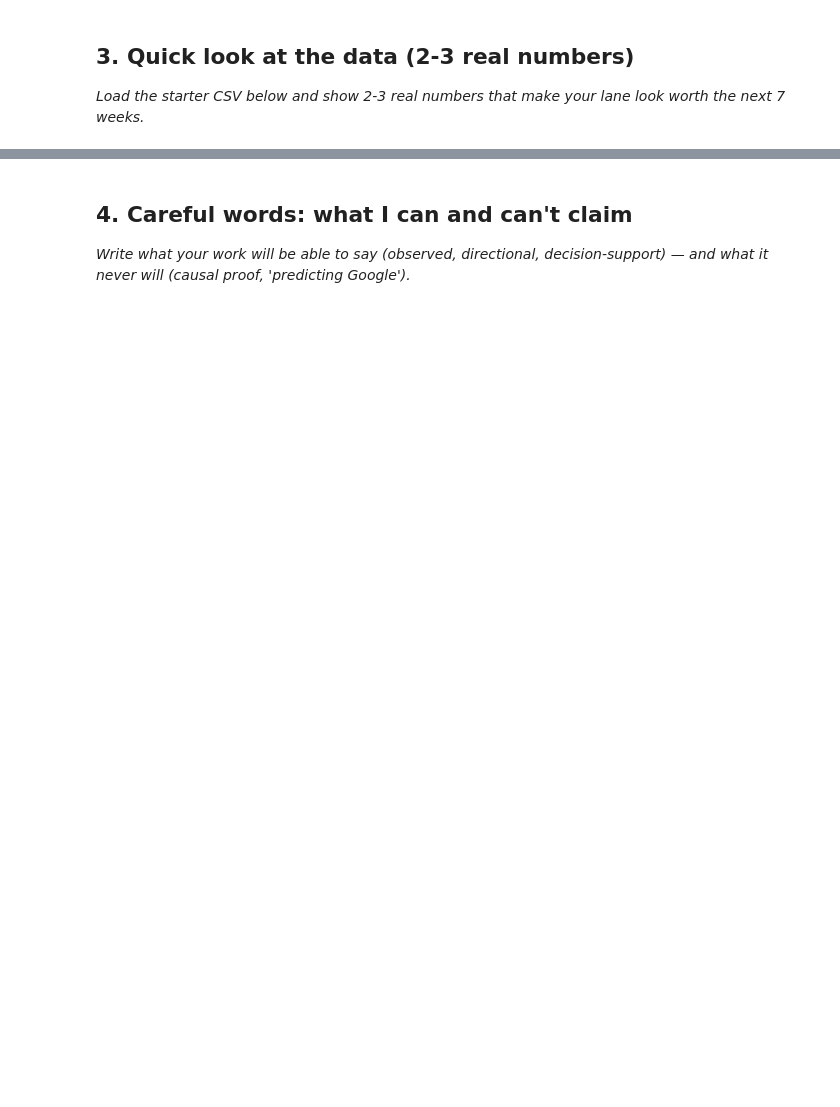
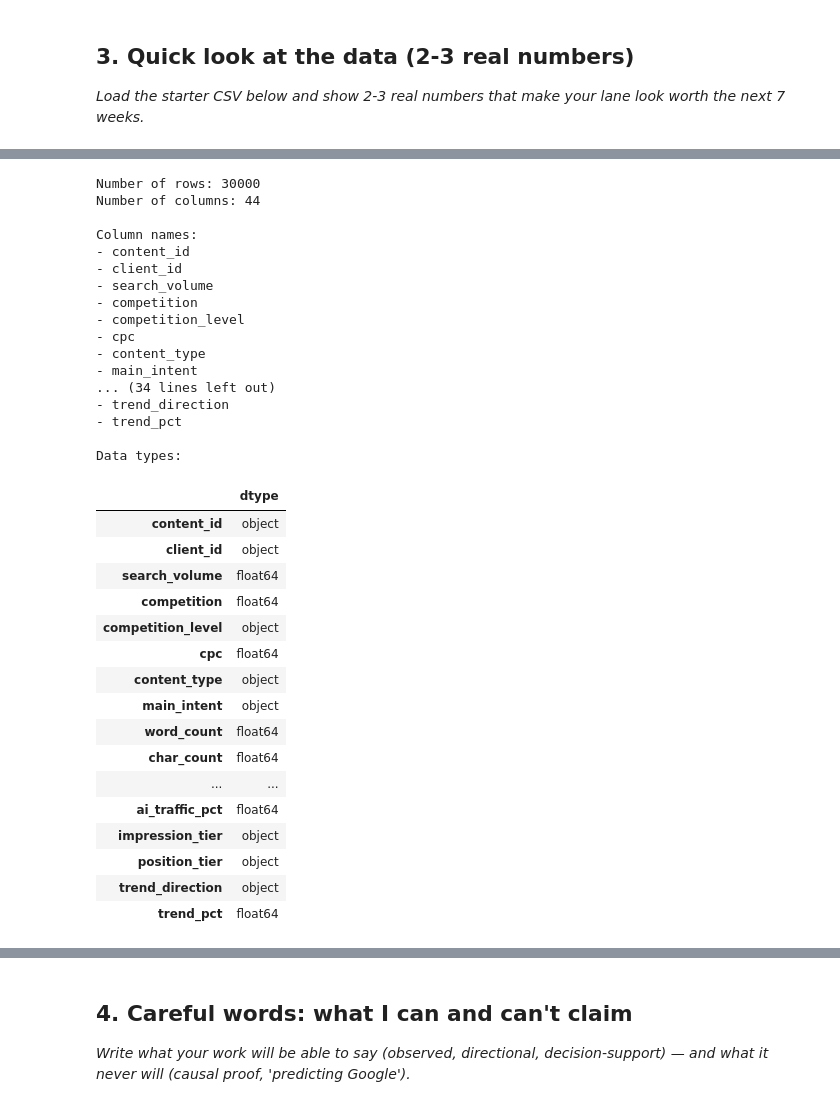
Before and after one commit to Syed-Aali-Hasnain-Jafry/flyrank-ml-internship, a Jupyter notebook: work/notebooks/w01_research_question.ipynb, the cells around one changed output, grey strips where cells are left out. Cells and saved outputs as stored; diff of their text form; code cells hidden in the pictures; blank space fills up the shorter version.

```diff
--- a/work/notebooks/w01_research_question.ipynb
+++ b/work/notebooks/w01_research_question.ipynb
@@ -20,0 +150,45 @@ This skeleton is yours to fill. Work the sections **in order** — each one has
+# %%
+print("Number of rows:", len(df))
+print("Number of columns:", df.shape[1])
+
+print("\nColumn names:")
+for column in df.columns:
+    print("-", column)
+
+print("\nData types:")
+display(df.dtypes.to_frame("dtype"))
+# %% [output]
+Number of rows: 30000
+Number of columns: 44
+
+Column names:
+- content_id
+- client_id
+- search_volume
+- competition
+- competition_level
+- cpc
+- content_type
+- main_intent
+... (34 lines left out)
+- trend_direction
+- trend_pct
+
+Data types:
+|  | dtype |
+| content_id | object |
+| client_id | object |
+| search_volume | float64 |
+| competition | float64 |
+| competition_level | object |
+| cpc | float64 |
+| content_type | object |
+| main_intent | object |
+| word_count | float64 |
+| char_count | float64 |
+| ... | ... |
+| ai_traffic_pct | float64 |
+| impression_tier | object |
+| position_tier | object |
+| trend_direction | object |
+| trend_pct | float64 |
```
Also changed, not shown: parts of 10 cells of this notebook.
